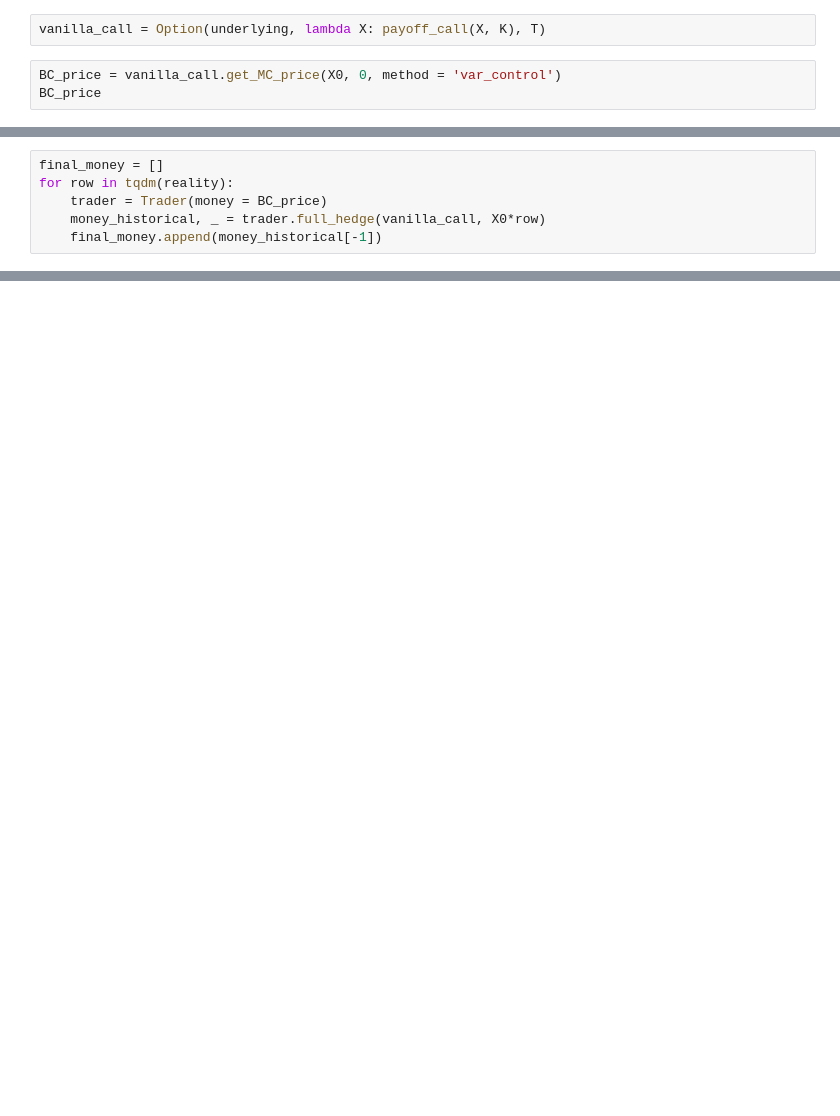
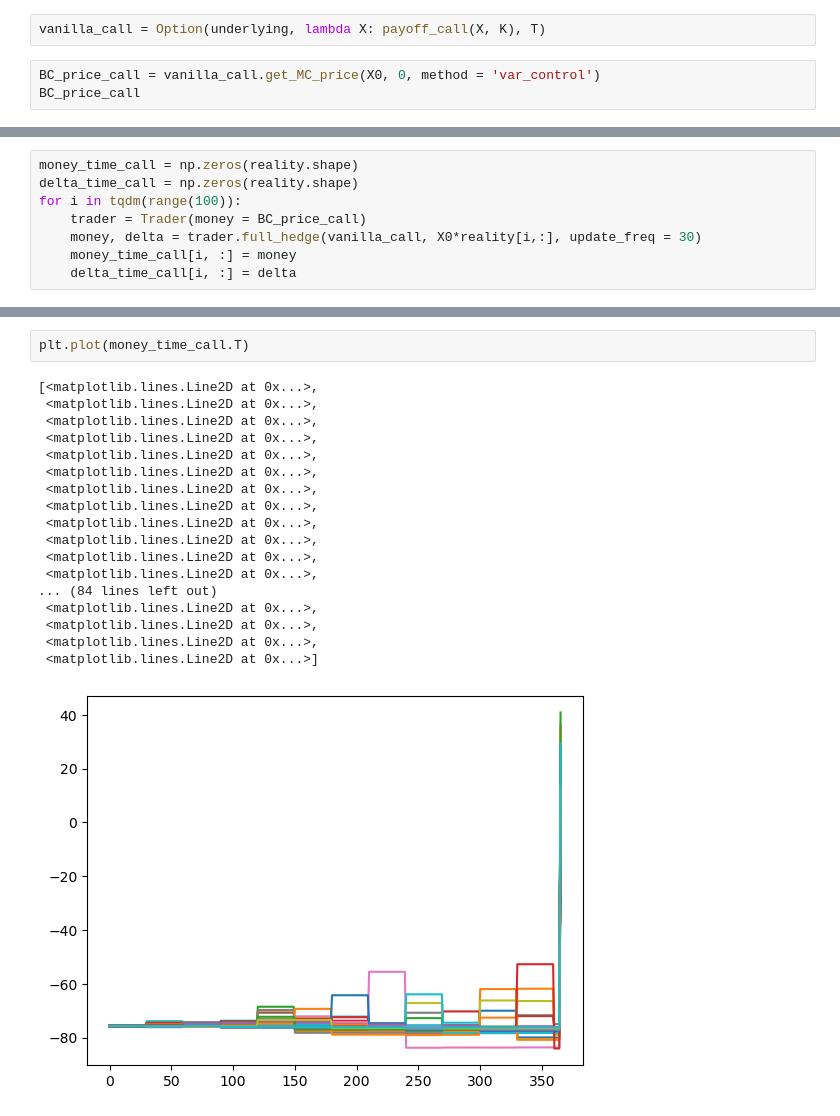
Before and after one commit to michalsn13/Quantile-Hedging, a Jupyter notebook: quantile_hedging.ipynb, the cells around one changed output, grey strips where cells are left out. Saved outputs shown, nothing was run; the diff lists cells and outputs as text; blank space fills up the shorter version.

Commit message:
Updates: still something wrong with delta hedging, not sure what

```diff
--- a/quantile_hedging.ipynb
+++ b/quantile_hedging.ipynb
@@ -30,5 +31,5 @@ _, reality = underlying.simulate_P(X0, T)
 # %%
 vanilla_call = Option(underlying, lambda X: payoff_call(X, K), T)
 # %%
-BC_price = vanilla_call.get_MC_price(X0, 0, method = 'var_control')
-BC_price
+BC_price_call = vanilla_call.get_MC_price(X0, 0, method = 'var_control')
+BC_price_call
@@ -35,6 +38,8 @@ BC_price
-# %%
-final_money = []
-for row in tqdm(reality):
-    trader = Trader(money = BC_price)
-    money_historical, _ = trader.full_hedge(vanilla_call, X0*row)
-    final_money.append(money_historical[-1])
+# %%
+money_time_call = np.zeros(reality.shape)
+delta_time_call = np.zeros(reality.shape)
+for i in tqdm(range(100)):
+    trader = Trader(money = BC_price_call)
+    money, delta = trader.full_hedge(vanilla_call, X0*reality[i,:], update_freq = 30)
+    money_time_call[i, :] = money
+    delta_time_call[i, :] = delta
@@ -40,0 +67,21 @@ for row in tqdm(reality):
+# %%
+plt.plot(money_time_call.T)
+# %% [output]
+[<matplotlib.lines.Line2D at 0x...>,
+ <matplotlib.lines.Line2D at 0x...>,
+ <matplotlib.lines.Line2D at 0x...>,
+ <matplotlib.lines.Line2D at 0x...>,
+ <matplotlib.lines.Line2D at 0x...>,
+ <matplotlib.lines.Line2D at 0x...>,
+ <matplotlib.lines.Line2D at 0x...>,
+ <matplotlib.lines.Line2D at 0x...>,
+ <matplotlib.lines.Line2D at 0x...>,
+ <matplotlib.lines.Line2D at 0x...>,
+ <matplotlib.lines.Line2D at 0x...>,
+ <matplotlib.lines.Line2D at 0x...>,
+... (84 lines left out)
+ <matplotlib.lines.Line2D at 0x...>,
+ <matplotlib.lines.Line2D at 0x...>,
+ <matplotlib.lines.Line2D at 0x...>,
+ <matplotlib.lines.Line2D at 0x...>]
+[figure, added]
```
Also changed, not shown: parts of 14 cells of this notebook, 3 other files.
